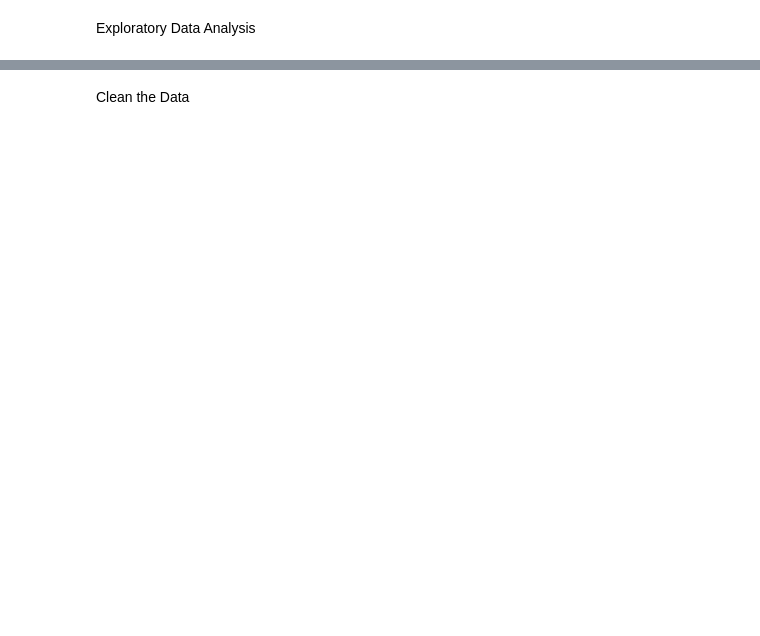
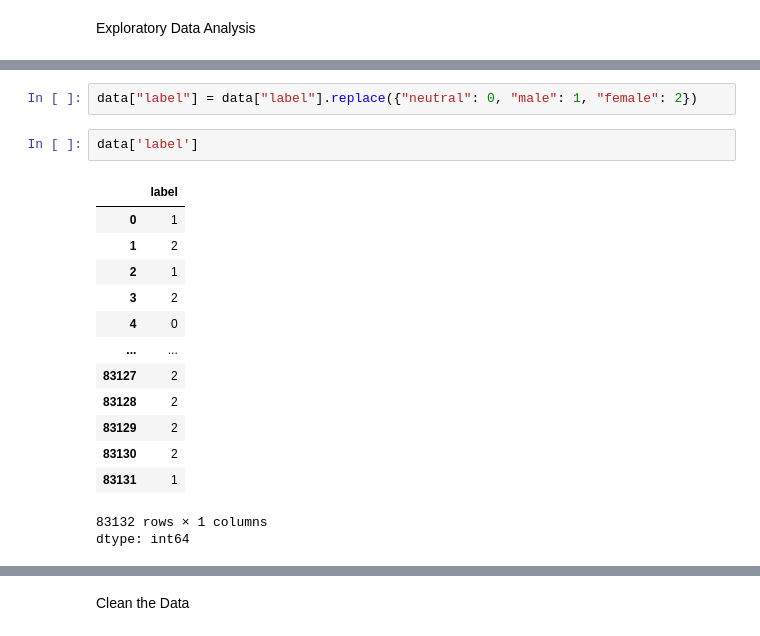
Before and after one commit to olorunfemibabalola/Bias-Detection-NLP, a Jupyter notebook: Bias_Detection.ipynb, the cells around one changed output, grey strips where cells are left out. Cells and saved outputs as stored; diff of their text form; blank space fills up the shorter version.

```diff
--- a/Bias_Detection.ipynb
+++ b/Bias_Detection.ipynb
@@ -15,0 +75,19 @@ Exploratory Data Analysis
+# %%
+data["label"] = data["label"].replace({"neutral": 0, "male": 1, "female": 2})
+# %%
+data['label']
+# %% [output]
+|  | label |
+| 0 | 1 |
+| 1 | 2 |
+| 2 | 1 |
+| 3 | 2 |
+| 4 | 0 |
+| ... | ... |
+| 83127 | 2 |
+| 83128 | 2 |
+| 83129 | 2 |
+| 83130 | 2 |
+| 83131 | 1 |
+83132 rows × 1 columns
+dtype: int64
```
Also changed, not shown: parts of 14 cells of this notebook.
